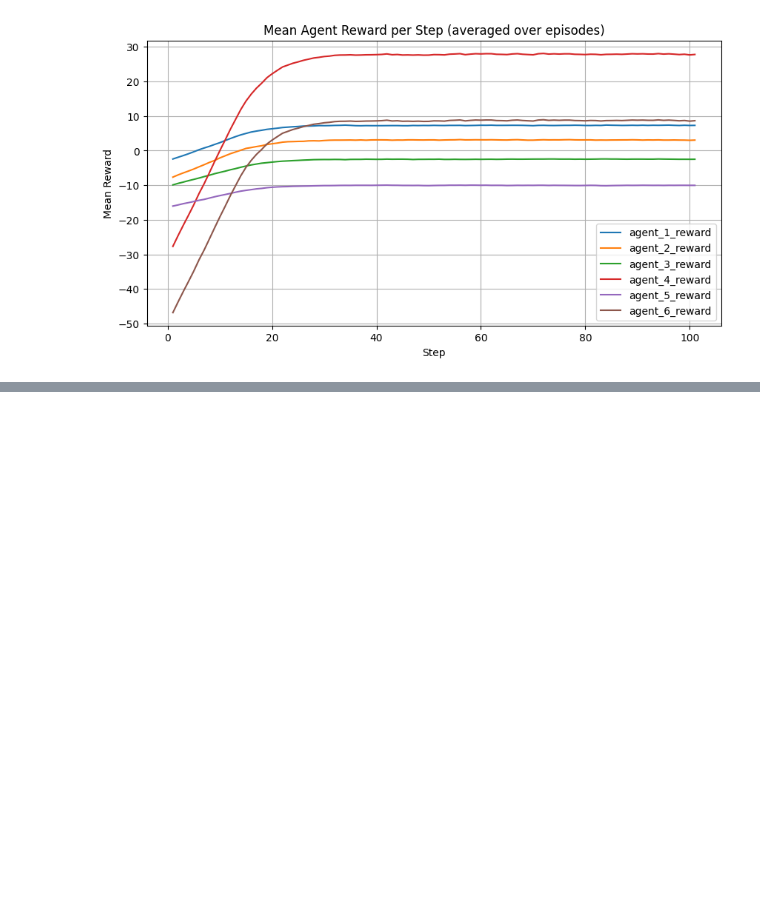
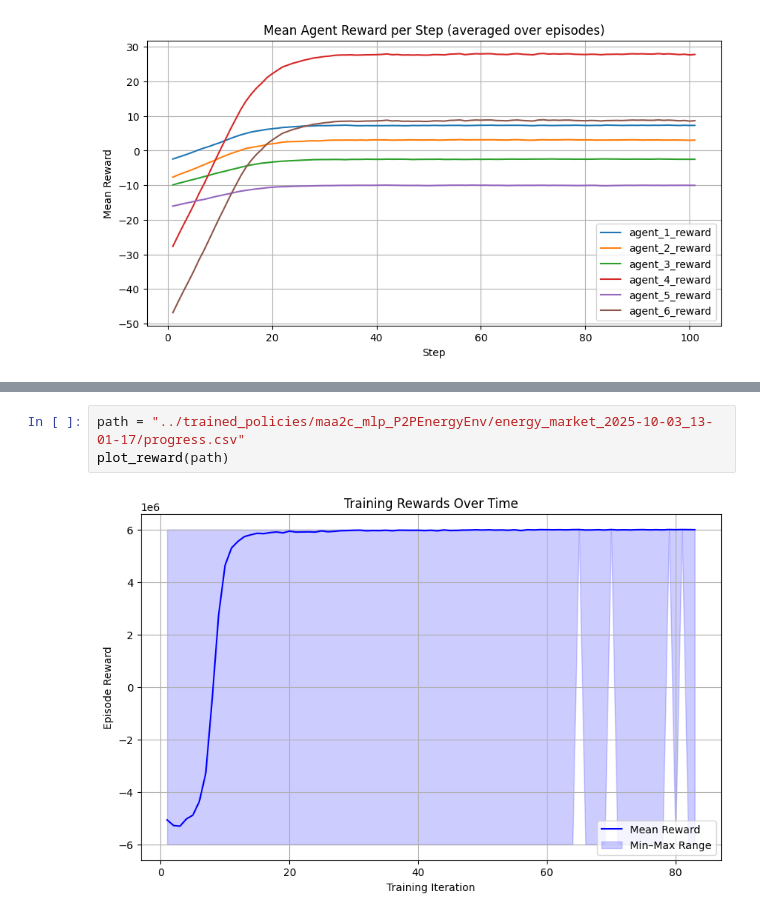
Before and after one commit to juanbmedina/marlgrid, a Jupyter notebook: p2p_energy_env/base_env/data_analysis.ipynb, the cells around one changed output, grey strips where cells are left out. Cells and saved outputs as stored; diff of their text form; blank space fills up the shorter version.

```diff
--- a/p2p_energy_env/base_env/data_analysis.ipynb
+++ b/p2p_energy_env/base_env/data_analysis.ipynb
@@ -106,0 +123,5 @@ final_policy_analysis(path)
+# %%
+path = "../trained_policies/maa2c_mlp_P2PEnergyEnv/energy_market_2025-10-03_13-01-17/progress.csv"
+plot_reward(path)
+# %% [output]
+[figure, added]
```
Also changed, not shown: parts of 4 cells of this notebook, 8 other files.
